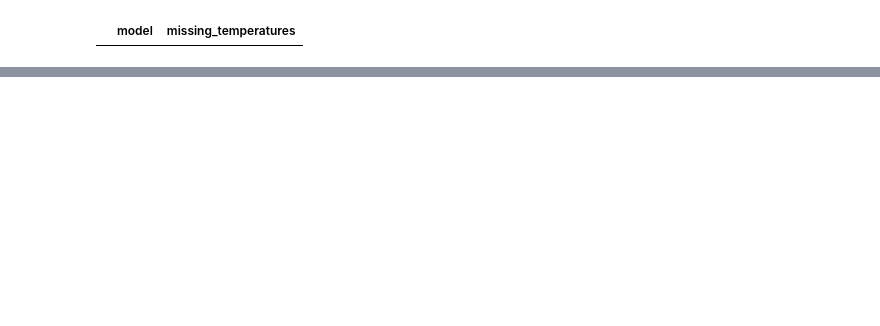
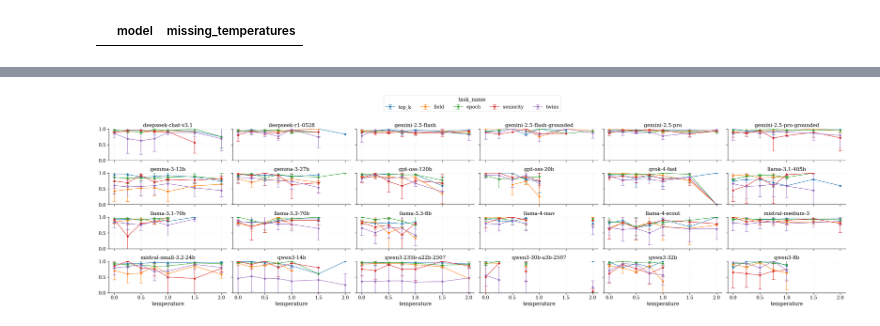
Before and after one commit to CSHVienna/LLMScholarBench, a Jupyter notebook: Auditor/notebooks/0_temperature.ipynb, the cells around one changed output, grey strips where cells are left out. Cells and saved outputs as stored; diff of their text form; code cells hidden in the pictures; blank space fills up the shorter version.

```diff
--- a/Auditor/notebooks/0_temperature.ipynb
+++ b/Auditor/notebooks/0_temperature.ipynb
@@ -171,0 +194,12 @@ plt.close()
+# %%
+# Load the factuality data for each model
+df_authors = io.pd.concat([io.read_csv(io.path_join(FACTUALITY_RESPONSES_PATH, f"{model}_author.csv"), index_col=0) for model in constants.LLMS], ignore_index=True)
+print(df_authors.shape[0])
+
+# considering only the experiment tasks
+df_authors = df_authors.query("task_name in @constants.EXPERIMENT_TASKS").copy()
+print(df_authors.shape[0])
+
+# set categorical ordering for task_name
+df_authors['task_name'] = io.pd.Categorical(df_authors['task_name'], categories=constants.EXPERIMENT_TASKS, ordered=True)
+df_authors.shape
@@ -171,0 +210,3 @@ plt.close()
+# %%
+df_fact_authors_either = factuality.get_factuality_authors_either_OA_APS(df_authors)
+df_fact_authors_either.head(2)
@@ -171,0 +237,40 @@ plt.close()
+# %%
+nmodels = df_fact_authors_either['model'].nunique()
+ncols = 6
+nrows = int(vis.np.ceil(nmodels / ncols))
+width = 5. * ncols
+height = 2. * nrows
+
+fig, axes = vis.plt.subplots(nrows, ncols, figsize=(width, height), sharex=True, sharey=True)
+groups = df_fact_authors_either.task_name.unique().categories
+
+for idx, model in enumerate(df_fact_authors_either['model'].unique()):
+    for task_name in constants.EXPERIMENT_TASKS:
+
+        col = idx % ncols
+        row = idx // ncols
+        ax = axes[row, col]
+
+        df_subplot = df_fact_authors_either.query("model == @model and task_name == @task_name").copy()
+
+        ax.set_title(model)
+        ax.errorbar(df_subplot['temperature'], df_subplot['mean'], yerr=df_subplot['std'], fmt='o-', capsize=5, label=task_name)
+        ax.set_ylim(0, 1)
+        ax.grid(linestyle=':', linewidth=0.6, alpha=0.6)
+
+# cosmetics
+for ax in axes[-1,:]:
+    ax.set_xlabel("temperature")
+    ax.grid(axis='y', linestyle=':', linewidth=0.6, alpha=0.6)
+
+# put a single legend at the top
+handles, labels = axes[0,0].get_legend_handles_labels()
+fig.legend(handles, labels, title="task_name", ncol=len(groups), loc='upper center', bbox_to_anchor=(0.5, 1.08))
+
+# final
+vis.plt.tight_layout(rect=[0,0,1,0.96])
+vis.plt.subplots_adjust(hspace=0.4, wspace=0.05)
+vis.plt.show()
+vis.plt.close()
+# %% [output]
+[figure, added]
```
Also changed, not shown: parts of 27 cells of this notebook, 5 other files.
